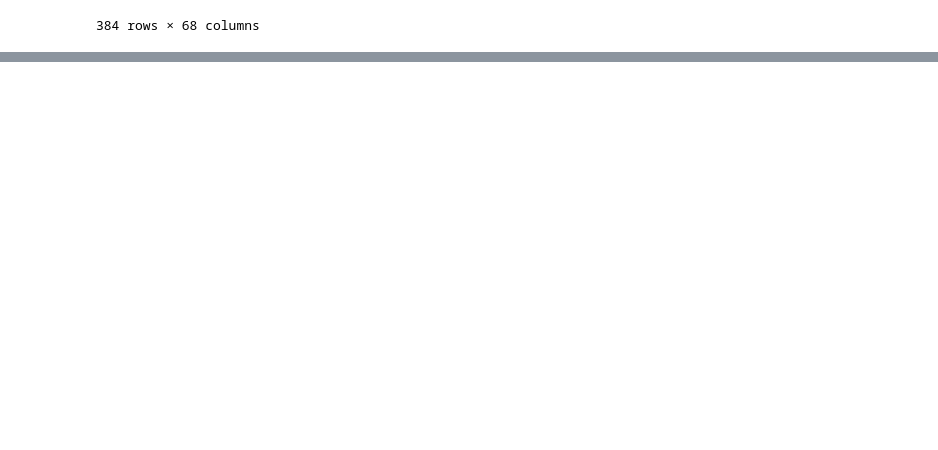
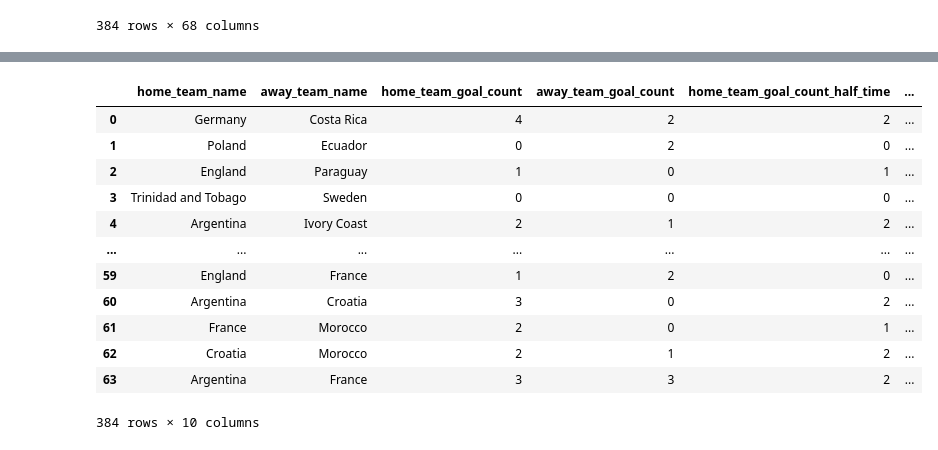
Before and after one commit to yacinemebarki/world_cup_2026_live_prediction, a Jupyter notebook: model_dataExploration/model.ipynb, the cells around one changed output, grey strips where cells are left out. Cells and saved outputs as stored; diff of their text form; code cells hidden in the pictures; blank space fills up the shorter version.

```diff
--- a/model_dataExploration/model.ipynb
+++ b/model_dataExploration/model.ipynb
@@ -245,0 +291,17 @@ matches
+# %%
+matches=matches[["home_team_name","away_team_name","home_team_goal_count","away_team_goal_count","home_team_goal_count_half_time","away_team_goal_count_half_time","Home Team Pre-Match xG","Away Team Pre-Match xG","hour","season"]]
+matches
+# %% [output]
+|  | home_team_name | away_team_name | home_team_goal_count | away_team_goal_count | home_team_goal_count_half_time | ... |
+| 0 | Germany | Costa Rica | 4 | 2 | 2 | ... |
+| 1 | Poland | Ecuador | 0 | 2 | 0 | ... |
+| 2 | England | Paraguay | 1 | 0 | 1 | ... |
+| 3 | Trinidad and Tobago | Sweden | 0 | 0 | 0 | ... |
+| 4 | Argentina | Ivory Coast | 2 | 1 | 2 | ... |
+| ... | ... | ... | ... | ... | ... | ... |
+| 59 | England | France | 1 | 2 | 0 | ... |
+| 60 | Argentina | Croatia | 3 | 0 | 2 | ... |
+| 61 | France | Morocco | 2 | 0 | 1 | ... |
+| 62 | Croatia | Morocco | 2 | 1 | 2 | ... |
+| 63 | Argentina | France | 3 | 3 | 2 | ... |
+384 rows × 10 columns
```
Also changed, not shown: parts of 8 cells of this notebook.
